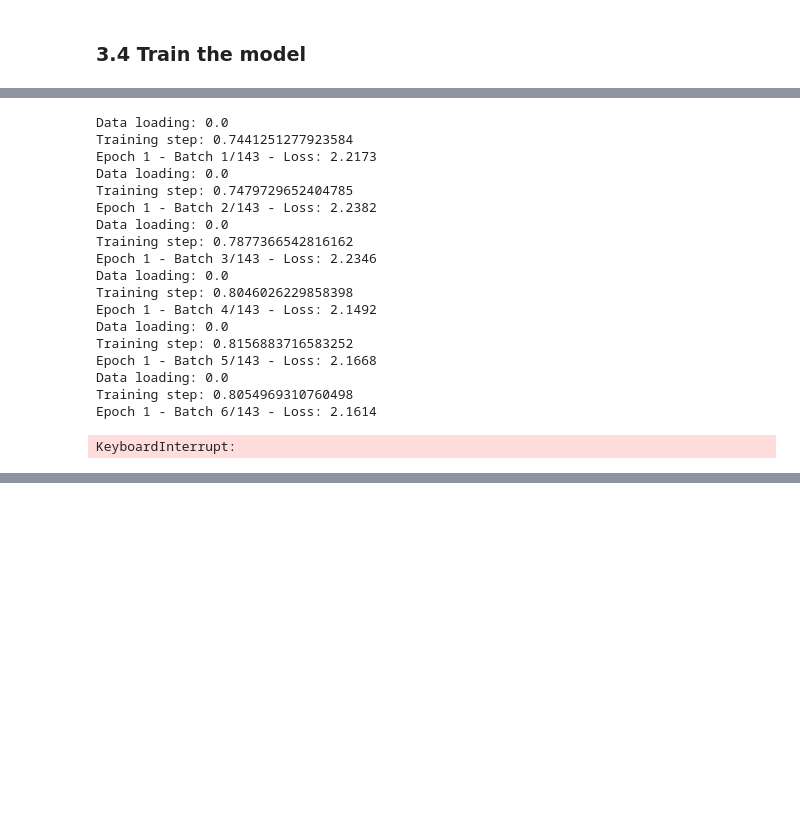
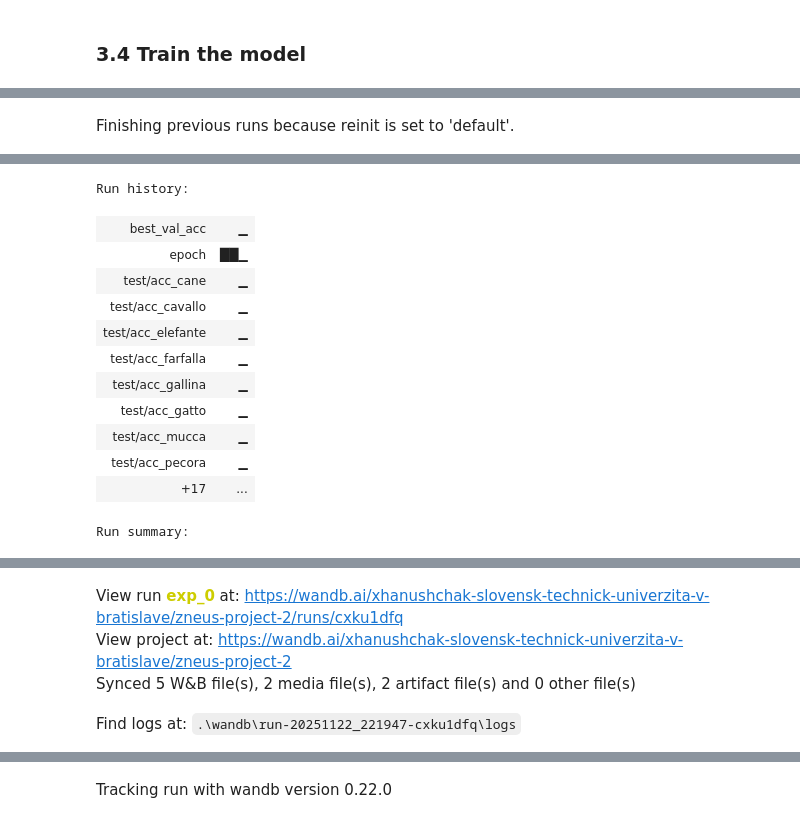
Before and after one commit to ROmanGanushchak/ZNEUS-project2, a Jupyter notebook: analysis.ipynb, the cells around one changed output, grey strips where cells are left out. Saved outputs shown, nothing was run; the diff lists cells and outputs as text; code cells hidden in the pictures; blank space fills up the shorter version.

```diff
--- a/analysis.ipynb
+++ b/analysis.ipynb
@@ -343,0 +392,5 @@ test_loader = DataLoader(test_dataset, batch_size=BATCH_SIZE, shuffle=False)
+# %%
+folders = sorted(os.listdir(DATA))   # ← toto je presne poradie, v akom sa vytvorilo df
+print("Poradie priečinkov (a teda aj labelov 0–9):")
+for i, folder in enumerate(folders):
+    print(f"label {i} → {folder}")
@@ -343,0 +409,6 @@ test_loader = DataLoader(test_dataset, batch_size=BATCH_SIZE, shuffle=False)
+# %%
+
+
+train_counts = [len(df_train[df_train['folder'] == cls]) for cls in correct_order]
+weights = len(df_train) / (10 * torch.tensor(train_counts, dtype=torch.float))
+weights
@@ -349,13 +423,25 @@ class SimpleCNN(nn.Module):
     def __init__(self, num_classes=10):
         super().__init__()
         self.features = nn.Sequential(
-            nn.Conv2d(3, 32, 3, padding=1), nn.ReLU(), nn.MaxPool2d(2),
-            nn.Conv2d(32, 64, 3, padding=1), nn.ReLU(), nn.MaxPool2d(2),
-            nn.Conv2d(64, 128, 3, padding=1), nn.ReLU(), nn.MaxPool2d(2)
+            nn.Conv2d(3, 32, 3, padding=1), nn.ReLU(),
+            nn.BatchNorm2d(32),
+            nn.MaxPool2d(2),
+
+            nn.Conv2d(32, 64, 3, padding=1), nn.ReLU(),
+            nn.BatchNorm2d(64),
+            nn.MaxPool2d(2),
+
+            nn.Conv2d(64, 128, 3, padding=1), nn.ReLU(),
+            nn.BatchNorm2d(128),
+            nn.MaxPool2d(2),
+
+            nn.Conv2d(128, 256, 3, padding=1), nn.ReLU(),
+            nn.BatchNorm2d(256),
+            nn.MaxPool2d(2),
         )
         self.classifier = nn.Sequential(
             nn.Flatten(),
-            nn.Linear(128*16*16, 256),
+            nn.Linear(256 * 8 * 8, 256),
             nn.ReLU(),
             nn.Linear(256, num_classes)
         )
@@ -370,12 +460,7 @@ model.to(device); #send model to available proccessing unit (GPU or CPU)
 # %% [markdown]
 ### 3.2 Loss and optimizer
 # %%
-class_counts = df_train['label'].value_counts()
-weights = 1.0 / class_counts
-weights = weights / weights.sum() * len(class_counts)  # normovanie
-weights = torch.tensor(weights.values, dtype=torch.float).to(device)
-
-criterion = nn.CrossEntropyLoss(weight=weights)   #classification metric
+criterion = nn.CrossEntropyLoss(weight=weights.to(device)) #classification metric
 optimizer = torch.optim.Adam(model.parameters(), lr=LR)
 # %% [markdown]
 ### 3.3 Evaluate
@@ -514,3 +642,6 @@ KeyError: tensor(0)
 # %%
-model, train_losses, val_losses, val_acc = train(train_loader, val_loader, model, print_res=True)
+init_wandb()
+
+trained_model, history = train(train_loader, val_loader, test_loader, model, print_res=True)
 # %% [output]
+Finishing previous runs because reinit is set to 'default'.
@@ -517,19 +649,13 @@ model, train_losses, val_losses, val_acc = train(train_loader, val_loader, model
-Data loading: 0.0
-Training step: 0.7441251277923584
-Epoch 1 - Batch 1/143 - Loss: 2.2173
-Data loading: 0.0
-Training step: 0.7479729652404785
-Epoch 1 - Batch 2/143 - Loss: 2.2382
-Data loading: 0.0
-Training step: 0.7877366542816162
-Epoch 1 - Batch 3/143 - Loss: 2.2346
-Data loading: 0.0
-Training step: 0.8046026229858398
-Epoch 1 - Batch 4/143 - Loss: 2.1492
-Data loading: 0.0
-Training step: 0.8156883716583252
-Epoch 1 - Batch 5/143 - Loss: 2.1668
-Data loading: 0.0
-Training step: 0.8054969310760498
-Epoch 1 - Batch 6/143 - Loss: 2.1614
+Run history:
+| best_val_acc | ▁ |
+| epoch | ██▁ |
+| test/acc_cane | ▁ |
+| test/acc_cavallo | ▁ |
+| test/acc_elefante | ▁ |
+| test/acc_farfalla | ▁ |
+| test/acc_gallina | ▁ |
+| test/acc_gatto | ▁ |
+| test/acc_mucca | ▁ |
+| test/acc_pecora | ▁ |
+| +17 | ... |
-KeyboardInterrupt:
+Run summary:
@@ -535,0 +673,4 @@ KeyboardInterrupt:
+View run exp_0 at: https://wandb.ai/xhanushchak-slovensk-technick-univerzita-v-bratislave/zneus-project-2/runs/cxku1dfq
+View project at: https://wandb.ai/xhanushchak-slovensk-technick-univerzita-v-bratislave/zneus-project-2
+Synced 5 W&B file(s), 2 media file(s), 2 artifact file(s) and 0 other file(s)
+Find logs at: .\wandb\run-20251122_221947-cxku1dfq\logs
@@ -535,0 +678 @@ KeyboardInterrupt:
+Tracking run with wandb version 0.22.0
```
Also changed, not shown: parts of 14 cells of this notebook.
